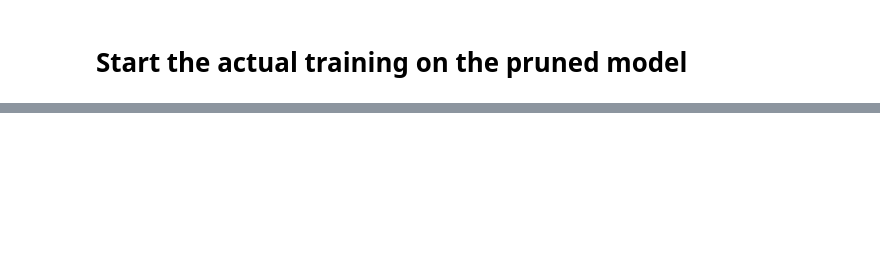
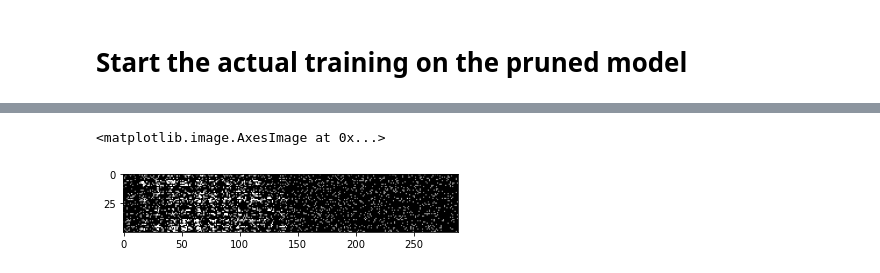
Before and after one commit to SirBubbls/condense, a Jupyter notebook: notebook/PyTorch Lottery Ticket Training.ipynb, the cells around one changed output, grey strips where cells are left out. Drawn from its saved outputs; the diff is of its cells as text; code cells hidden in the pictures; blank space fills up the shorter version.

```diff
--- a/notebook/PyTorch Lottery Ticket Training.ipynb
+++ b/notebook/PyTorch Lottery Ticket Training.ipynb
@@ -41,19 +44,18 @@ class Network(nn.Module):
         X = torch.log_softmax(X, 1)
         return X
 
-    def train(self, d, epochs=20):
+    def train(self, d):
         criterion = nn.CrossEntropyLoss()
-        optim = torch.optim.SGD(self.parameters(), lr=0.01, weight_decay=0.1)
+        optim = torch.optim.SGD(self.parameters(), lr=0.1, weight_decay=0)
 
-        for _ in range(epochs):
-            X, y = next(d)
-            for _ in range(20):
-                self.zero_grad()
-                pred = self.forward(X)
-                l = criterion(pred, y)
-                l.backward()
-                optim.step()
-            print('Training Loss:', float(l))
+        for i, (X, y) in enumerate(d):
+            self.zero_grad()
+            pred = self.forward(X)
+            l = criterion(pred, y)
+            l.backward()
+            optim.step()
+            if i % 100 == 0:
+                print('Training Loss:', float(l))
 
 net = Network()
 # %% [markdown]
@@ -62,6 +65,10 @@ net = Network()
 As we can see, no pruning has happened yet and all sparsity masks are initialized to `1`.
 # %%
-pruned = condense.torch.PruningAgent(net, condense.optimizer.sparsity_functions.Constant(0.8))
+pruned = condense.torch.PruningAgent(net,
+                                     condense.optimizer.sparsity_functions.Constant(0.8),
+                                     apply_mask=False,                   # Don't generate & apply masks on initialization
+                                     ignored_params=[net.output]         # We don't want to keep the output layer unpruned
+                                    )
 f'Parameter Sparsity: {pruned.get_parameter_sparsity()}'
 # %% [output]
 'Parameter Sparsity: [0.0, 0.0, 0.0, 0.0, 0.0, 0.0, 0.0, 0.0]'
@@ -72,7 +79,7 @@ On `TicketSearch` entry all model parameters get saved for reinitialization late
 On exit, parameters get reinitialized to their original values and masks get applied.
 # %%
 with condense.torch.TicketSearch(pruned):
-    pruned.model.train(gen, 10)
+    pruned.model.train(loader)
 
 f'Parameter Sparsity: {pruned.get_parameter_sparsity()}'
 # %% [output]
@@ -96,7 +90,7 @@ Training Loss: 0.11399843543767929
 # %% [markdown]
 # Start the actual training on the pruned model
 # %%
-pruned.model.train(gen, 10)
-print(f'Parameter Sparsity: {pruned.get_parameter_sparsity()}')
-plt.imshow(np.abs(pruned.model.output.weight.detach().numpy()), vmin=0, vmax=.1)
+pruned.model.train(loader)
+print(f'\nParameter Sparsity: {pruned.get_parameter_sparsity()}')
+plt.imshow(np.abs(pruned.model.dense.weight.detach().numpy()), vmin=0, vmax=.1, cmap='gist_gray')
 # %% [output]
@@ -107,0 +102,2 @@ Training Loss: 0.32559362053871155
+<matplotlib.image.AxesImage at 0x...>
+[figure, added]
```
Also changed, not shown: parts of 4 cells of this notebook, 1 other file.
